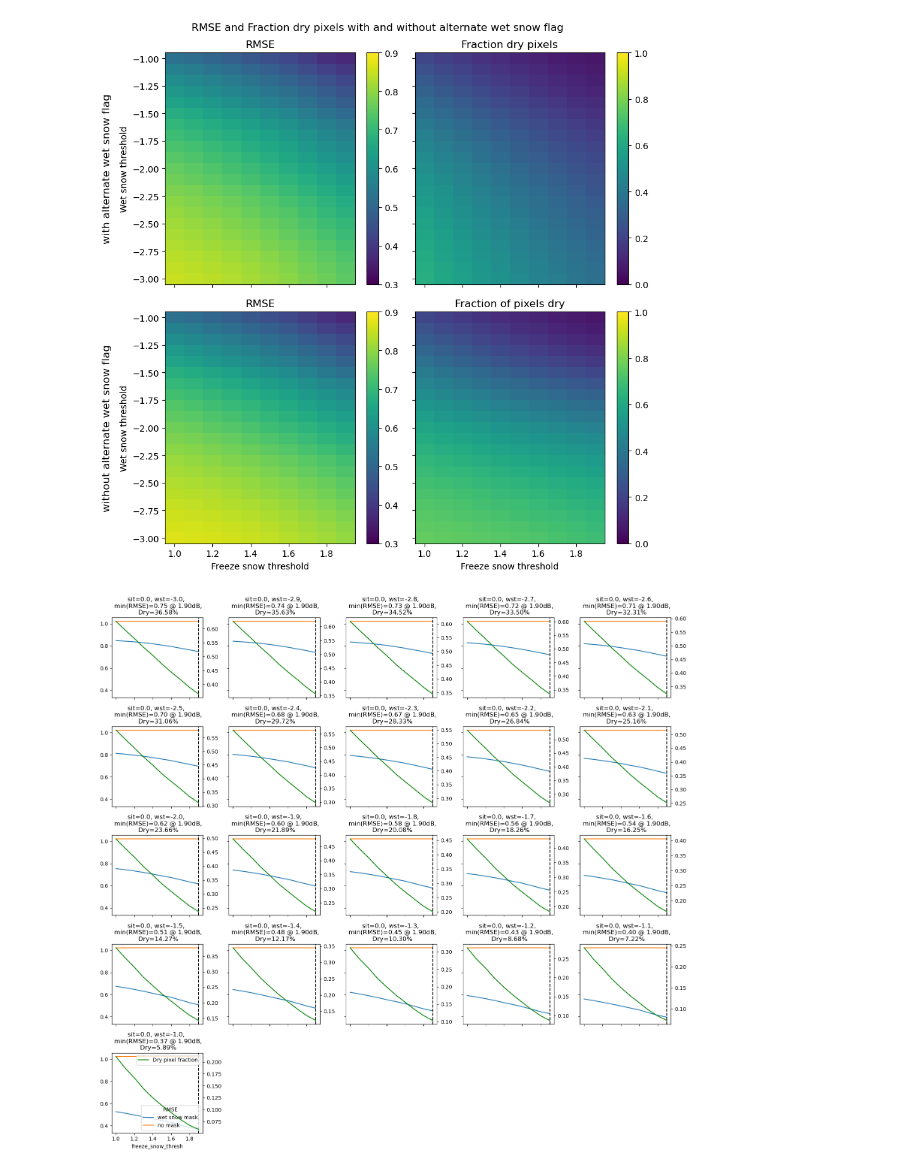
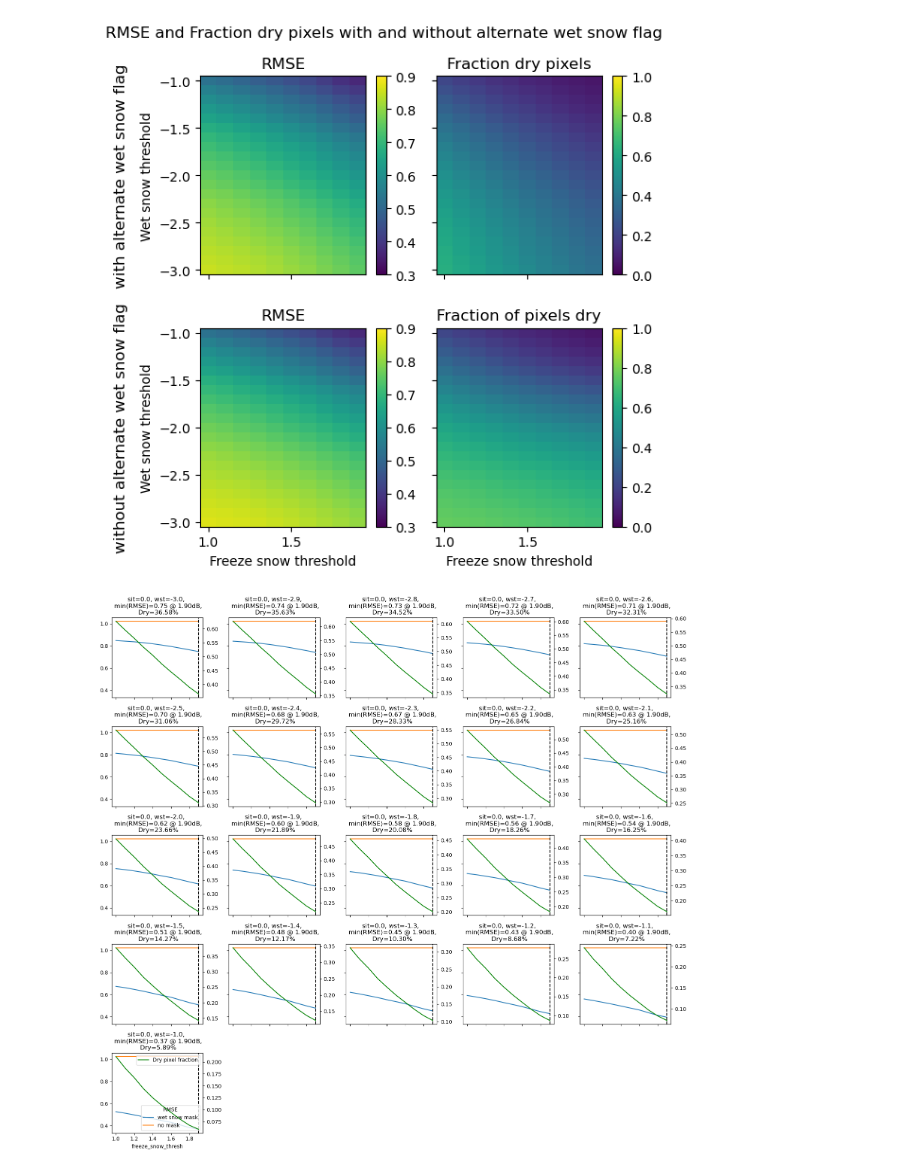
Before and after one commit to SnowEx/spicy-snow, a Jupyter notebook: contrib/gagliano/wet_snow_plot_rmse.ipynb, the cells around one changed output. Saved outputs shown, nothing was run; the diff lists cells and outputs as text; code cells hidden in the pictures.

```diff
--- a/contrib/gagliano/wet_snow_plot_rmse.ipynb
+++ b/contrib/gagliano/wet_snow_plot_rmse.ipynb
@@ -38,7 +38,7 @@ all_rmse = xr.concat([wet_snow,all_snow],'wet_or_all')
 # %%
 #wet_snow.sel(SI_thresh=0).plot.contour(levels=10,linestyle='--',color='black')
 # %%
-f,ax=plt.subplots(2,2,figsize=(9,9),sharex=True,sharey=True)
+f,ax=plt.subplots(2,2,figsize=(6,6),sharex=True,sharey=True)
 wet_snow.sel(SI_thresh=0).plot(ax=ax[0,0],vmin=0.3,vmax=0.9)
 frac_valid.sel(SI_thresh=0).plot(ax=ax[0,1],vmin=0,vmax=1)
 
@@ -49,34 +49,34 @@ ax[1,0].set_title('RMSE')
 ax[1,1].set_title('Fraction of pixels dry')
 
 ax[0,0].set_title('RMSE')
 ax[0,1].set_title('Fraction dry pixels')
 
 ax[0,0].set_xlabel('')
 ax[0,1].set_xlabel('')
 ax[0,1].set_ylabel('')
 
 ax[1,1].set_ylabel('')
 
 ax[0,0].set_ylabel('Wet snow threshold')
 ax[1,0].set_ylabel('Wet snow threshold')
 
 ax[1,0].set_xlabel('Freeze snow threshold')
 ax[1,1].set_xlabel('Freeze snow threshold')
 
 
 f.suptitle('RMSE and Fraction dry pixels with and without alternate wet snow flag')
 
 rows=['with alternate wet snow flag','without alternate wet snow flag']
 pad = 5
 for ax, row in zip(ax[:,0], rows):
     ax.annotate(row,xy=(0, 0.5), xytext=(-ax.yaxis.labelpad-pad,0),
                 xycoords=ax.yaxis.label, textcoords='offset points',
                 size='large', ha='right', va='center',rotation=90)
 plt.tight_layout()
 
 f.savefig('figures/RMSE_fracdry_mesh.png',dpi=600)
 # %% [output]
-[figure, old version]
+[figure, new version]
 # %%
 sit = 0
 f=all_rmse.sel(SI_thresh=sit).plot(hue='wet_or_all',col='wet_snow_thresh',add_legend=False,col_wrap=5)
```
Also changed, not shown: parts of 1 cell of this notebook.
